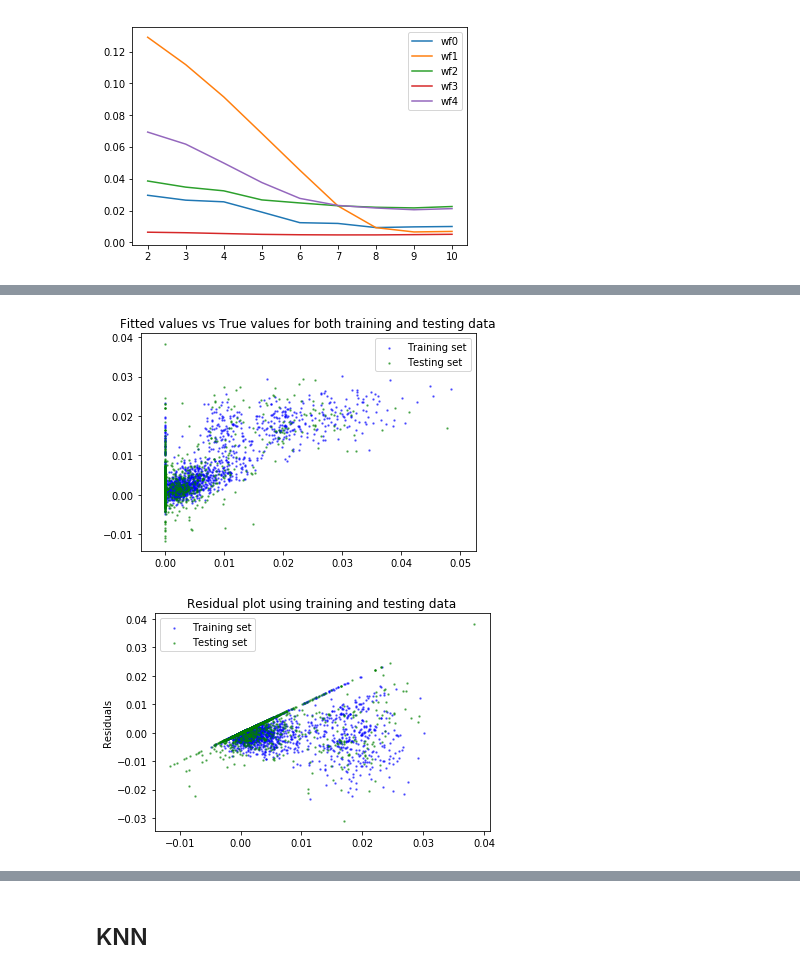
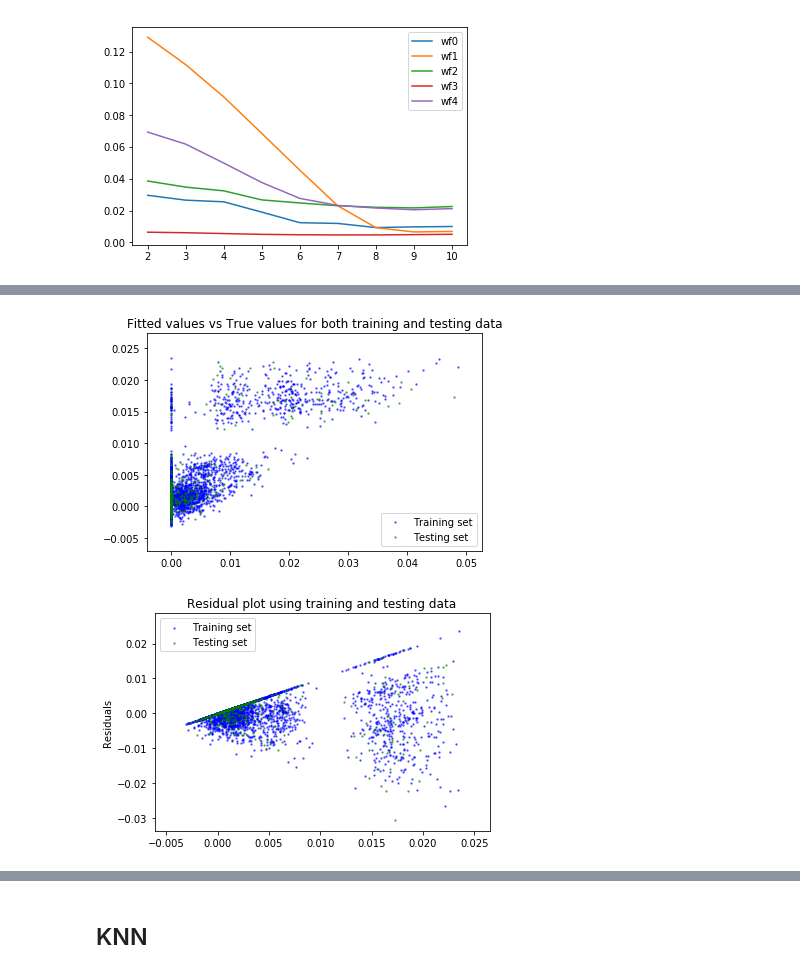
Before and after one commit to 219Winter2019adjz/Project4, a Jupyter notebook: Dataset1.ipynb, the cells around one changed output, grey strips where cells are left out. Drawn from its saved outputs; the diff is of its cells as text; code cells hidden in the pictures.

Commit message:
Changing test_size=0.1 for train test split

```diff
--- a/Dataset1.ipynb
+++ b/Dataset1.ipynb
@@ -483,7 +483,8 @@ from sklearn.model_selection import train_test_split
 best_layer_size = 400
 best_activation = 'relu'
 # %%
-X_train, X_test, y_train, y_test = train_test_split(enc.transform(train_data), target_data, random_state=0)
+X_train, X_test, y_train, y_test = train_test_split(enc.transform(train_data), target_data,
+                                                    test_size=0.1, random_state=0)
 
 nn = MLPRegressor(hidden_layer_sizes=(best_layer_size,), activation=best_activation, random_state=0)
 nn.fit(X_train, y_train)
@@ -1021,21 +1021,21 @@ model_scatter_plots(model, X_train, y_train, X_test, y_test)
 # %%
 # Workflow 3
 
 model = LinearRegression()
 kf = KFold(n_splits=num_folds)
 pf = PolynomialFeatures(best_deg)
-data_wf1_enc_poly = pf.fit_transform(data_wf3_enc)
+data_wf3_enc_poly = pf.fit_transform(data_wf3_enc)
 
 rmse_per_fold_train = []
 rmse_per_fold_test = []
 
-X_train, X_test, y_train, y_test = train_test_split(data_wf3_enc_poly, target_wf3_enc, random_state=0)
+X_train, X_test, y_train, y_test = train_test_split(data_wf3_enc_poly, target_wf3_enc, test_size=0.1, random_state=0)
 model.fit(X_train, y_train)
 
 model_scatter_plots(model, X_train, y_train, X_test, y_test)
 # %% [output]
-[figure, old version]
+[figure, new version]
-[figure, old version]
+[figure, new version]
 # %%
 # Workflow 4
 
```
Also changed, not shown: parts of 17 cells of this notebook.
